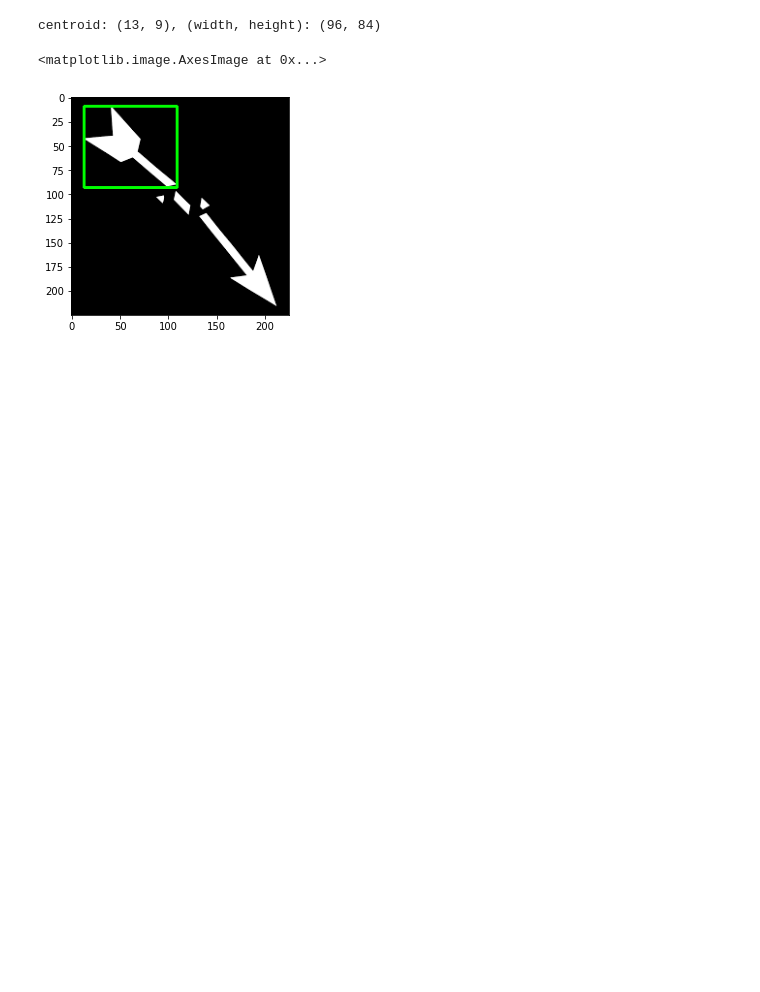
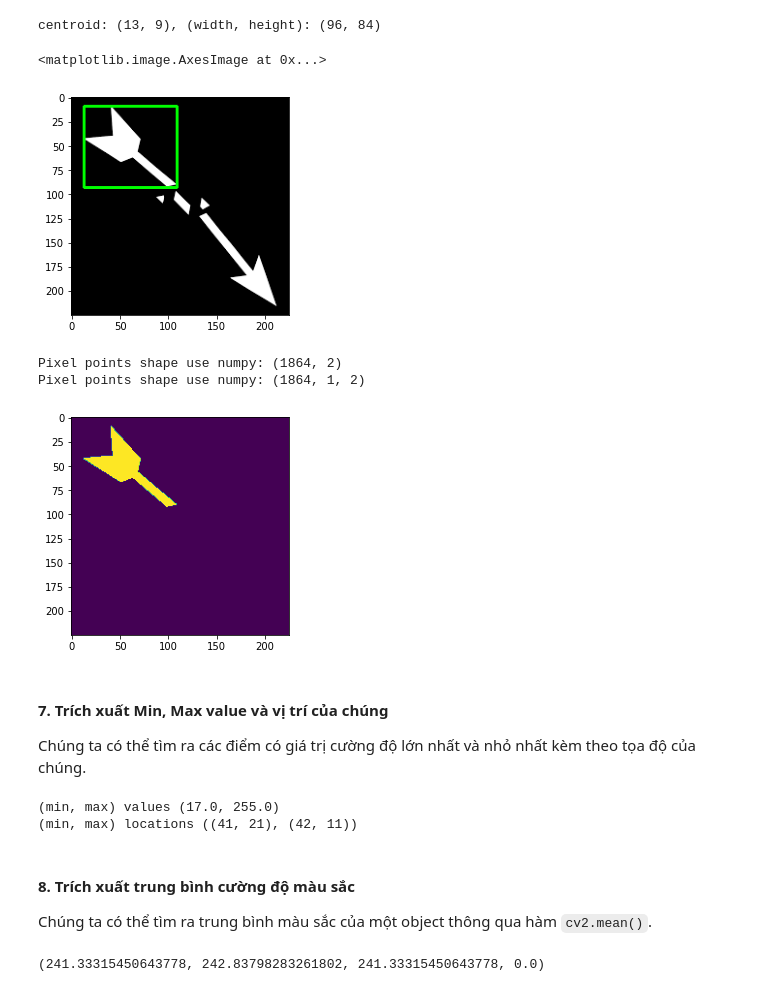
Before and after one commit to phanxuanphucnd/freelearningcv, a Jupyter notebook: jupyter notebooks/Image Preprocessing.ipynb, the cells around one changed output. Drawn from its saved outputs; the diff is of its cells as text; code cells hidden in the pictures; blank space fills up the shorter version.

```diff
--- a/jupyter notebooks/Image Preprocessing.ipynb
+++ b/jupyter notebooks/Image Preprocessing.ipynb
@@ -783,3 +783,43 @@ plt.imshow(img)
 centroid: (13, 9), (width, height): (96, 84)
 <matplotlib.image.AxesImage at 0x...>
 [figure]
+# %%
+# TODO: Khởi tạ contour mask zero
+mask = np.zeros(img_gray.shape, np.uint8)
+
+# TODO: Vẽ contour trên background mask zero
+cv2.drawContours(mask, [cnt], 0, 255, -1)
+plt.imshow(mask)
+
+# TODO: Lấy ra toàn bộ cácp points có giá trị khác 0
+pixel_points = np.transpose(np.nonzero(mask))
+print(f"Pixel points shape use numpy: {pixel_points.shape}")
+
+# OR có thể dùng hàm cv2.findNoneZero()
+pixel_points = cv2.findNonZero(mask)
+print(f"Pixel points shape use numpy: {pixel_points.shape}")
+# %% [output]
+Pixel points shape use numpy: (1864, 2)
+Pixel points shape use numpy: (1864, 1, 2)
+[figure, added]
+# %% [markdown]
+#### 7. Trích xuất Min, Max value và vị trí của chúng
+
+Chúng ta có thể tìm ra các điểm có giá trị cường độ lớn nhất và nhỏ nhất kèm theo tọa độ của chúng.
+# %%
+min_val, max_val, min_loc, max_loc = cv2.minMaxLoc(img_gray, mask=mask)
+
+print(f"(min, max) values ({min_val}, {max_val})")
+print(f"(min, max) locations ({min_loc}, {max_loc})")
+# %% [output]
+(min, max) values (17.0, 255.0)
+(min, max) locations ((41, 21), (42, 11))
+# %% [markdown]
+#### 8. Trích xuất trung bình cường độ màu sắc
+
+Chúng ta có thể tìm ra trung bình màu sắc của một object thông qua hàm `cv2.mean()`.
+# %%
+mean_val = cv2.mean(img, mask=mask)
+mean_val
+# %% [output]
+(241.33315450643778, 242.83798283261802, 241.33315450643778, 0.0)
```
Also changed, not shown: parts of 14 cells of this notebook.
